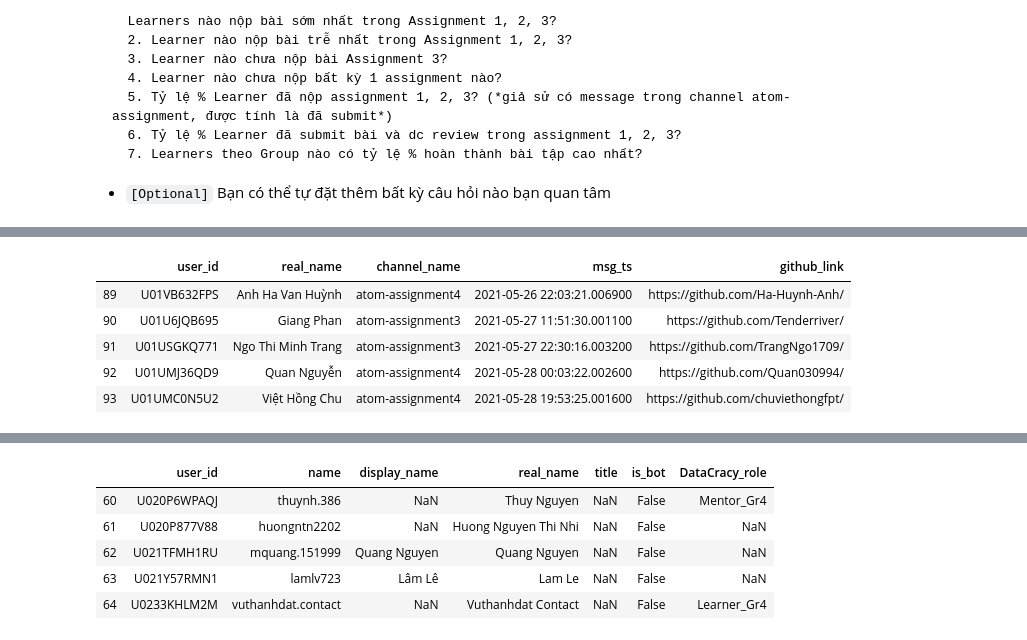
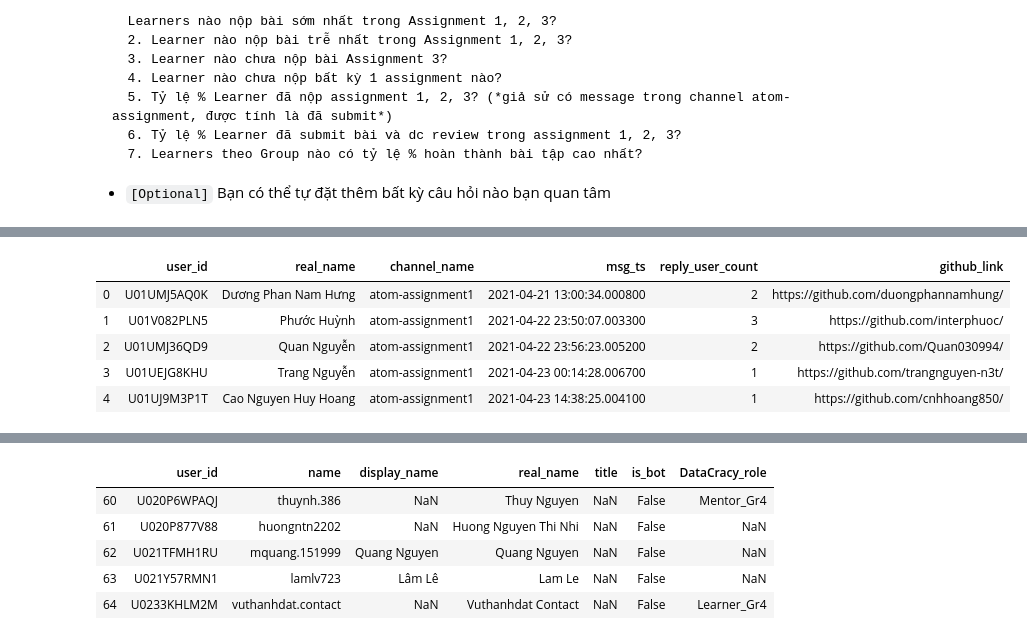
Before and after one commit to Lulichlam/atom-assignments, a Jupyter notebook: assignment_4/home_assignment_4.ipynb, the cells around one changed output, grey strips where cells are left out. Cells and saved outputs as stored; diff of their text form; code cells hidden in the pictures.

```diff
--- a/assignment_4/home_assignment_4.ipynb
+++ b/assignment_4/home_assignment_4.ipynb
@@ -515,14 +506,14 @@ ORDER BY t1.msg_ts  ---------- > (6) Sẵp xếp theo thời gian từ cao xuố
 '''
 submit = con.execute(SQL_1a).fetch_df()
 # %%
-submit.tail()
+submit.head()
 # %% [output]
-|  | user_id | real_name | channel_name | msg_ts | github_link |
-| 89 | U01VB632FPS | Anh Ha Van Huỳnh | atom-assignment4 | 2021-05-26 22:03:21.006900 | https://github.com/Ha-Huynh-Anh/ |
-| 90 | U01U6JQB695 | Giang Phan | atom-assignment3 | 2021-05-27 11:51:30.001100 | https://github.com/Tenderriver/ |
-| 91 | U01USGKQ771 | Ngo Thi Minh Trang | atom-assignment3 | 2021-05-27 22:30:16.003200 | https://github.com/TrangNgo1709/ |
-| 92 | U01UMJ36QD9 | Quan Nguyễn | atom-assignment4 | 2021-05-28 00:03:22.002600 | https://github.com/Quan030994/ |
-| 93 | U01UMC0N5U2 | Việt Hồng Chu | atom-assignment4 | 2021-05-28 19:53:25.001600 | https://github.com/chuviethongfpt/ |
+|  | user_id | real_name | channel_name | msg_ts | reply_user_count | github_link |
+| 0 | U01UMJ5AQ0K | Dương Phan Nam Hưng | atom-assignment1 | 2021-04-21 13:00:34.000800 | 2 | https://github.com/duongphannamhung/ |
+| 1 | U01V082PLN5 | Phước Huỳnh | atom-assignment1 | 2021-04-22 23:50:07.003300 | 3 | https://github.com/interphuoc/ |
+| 2 | U01UMJ36QD9 | Quan Nguyễn | atom-assignment1 | 2021-04-22 23:56:23.005200 | 2 | https://github.com/Quan030994/ |
+| 3 | U01UEJG8KHU | Trang Nguyễn | atom-assignment1 | 2021-04-23 00:14:28.006700 | 1 | https://github.com/trangnguyen-n3t/ |
+| 4 | U01UJ9M3P1T | Cao Nguyen Huy Hoang | atom-assignment1 | 2021-04-23 14:38:25.004100 | 1 | https://github.com/cnhhoang850/ |
 # %%
 ##Thời gian nộp bài sớm nhât + trễ nhất của các assignment
 SQL_1b = '''
```
Also changed, not shown: parts of 24 cells of this notebook.
